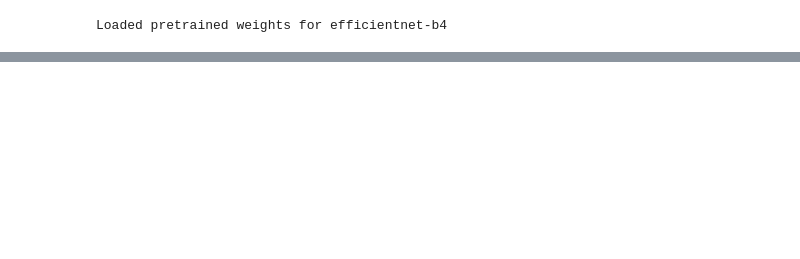
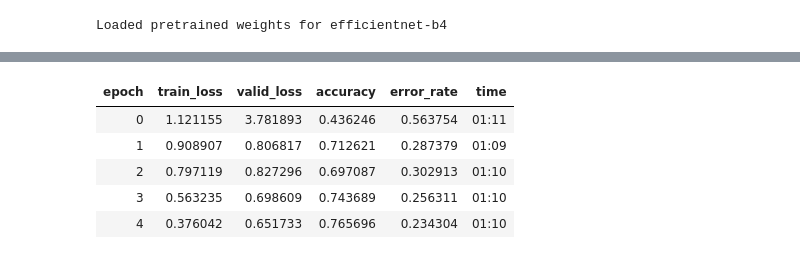
Before and after one commit to alswang18/little-cassava-ai, a Jupyter notebook: data_exploration.ipynb, the cells around one changed output, grey strips where cells are left out. Cells and saved outputs as stored; diff of their text form; code cells hidden in the pictures; blank space fills up the shorter version.

```diff
--- a/data_exploration.ipynb
+++ b/data_exploration.ipynb
@@ -332,0 +786,8 @@ learn.fit_one_cycle(5,
+# %%
+tfms = aug_transforms(do_flip=True,
+                      flip_vert=True,
+                      max_rotate=360,
+                      max_zoom=False,
+                      max_lighting=0.1,
+                      p_lighting=0.5,
+                      xtra_tfms= None)
@@ -332,0 +811,24 @@ learn.fit_one_cycle(5,
+# %%
+from fastai.vision.all import *
+BS = 16
+#         .label_from_df(cols='is_healthy', label_cls=FloatList)
+#         .transform(tfms,size=SZ) #Data augmentation
+#         .databunch(bs=BS)
+#         .normalize(imagenet_stats)
+dls = ImageDataLoaders.from_df(df=df, path=Path('../../cassava-leaf-disease-classification/train_images/'), cols='image', valid_pct=0.3, label_col=2, batch_tfms=Normalize.from_stats(*imagenet_stats), image_tfms = tfms, bs=BS, val_bs=16)
+# dsets = db.datasets('../input/cassava-leaf-disease-classification/train_images/')
+# dls = db.dataloaders(df)
+# %%
+from fastai.losses import CrossEntropyLossFlat
+# md_ef =  EfficientNet.from_pretrained('efficientnet-b4', num_classes=1)
+learn = Learner(dls, resnet18(pretrained=True), metrics = [accuracy, error_rate])
+# %%
+lr = 1e-3
+learn.fit_one_cycle(5, lr)
+# %% [output]
+| epoch | train_loss | valid_loss | accuracy | error_rate | time |
+| 0 | 1.121155 | 3.781893 | 0.436246 | 0.563754 | 01:11 |
+| 1 | 0.908907 | 0.806817 | 0.712621 | 0.287379 | 01:09 |
+| 2 | 0.797119 | 0.827296 | 0.697087 | 0.302913 | 01:10 |
+| 3 | 0.563235 | 0.698609 | 0.743689 | 0.256311 | 01:10 |
+| 4 | 0.376042 | 0.651733 | 0.765696 | 0.234304 | 01:10 |
```
Also changed, not shown: parts of 28 cells of this notebook, 2 other files.
